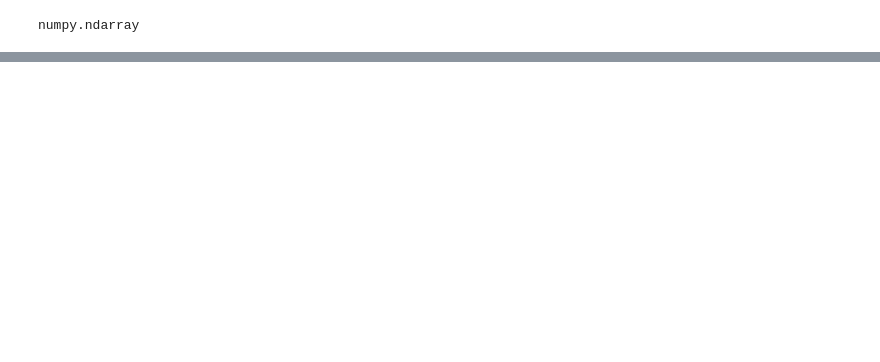
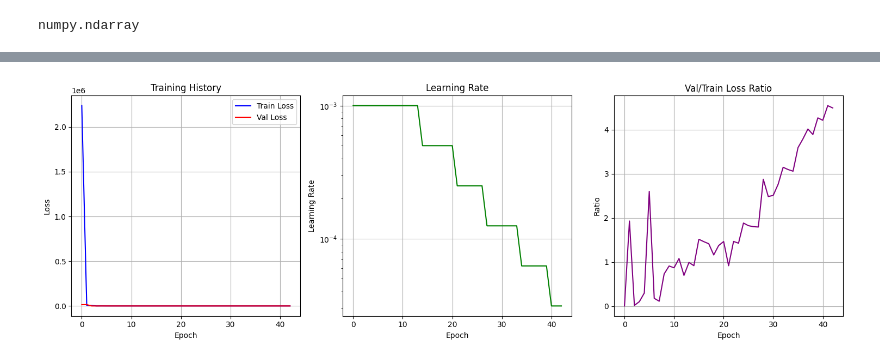
Before and after one commit to AmineOuerfellii/econometron, a Jupyter notebook: Tutorials/Models/NeuralNets/NBEATS.ipynb, the cells around one changed output, grey strips where cells are left out. Saved outputs shown, nothing was run; the diff lists cells and outputs as text; code cells hidden in the pictures; blank space fills up the shorter version.

```diff
--- a/Tutorials/Models/NeuralNets/NBEATS.ipynb
+++ b/Tutorials/Models/NeuralNets/NBEATS.ipynb
@@ -144,13 +149,13 @@ TypeError: 'int' object is not callable
 import scipy.io
 # %%
 # Load the interest rate
-data = scipy.io.loadmat('../../Z.mat')["Z"][0, :]*1000
+data = scipy.io.loadmat('Z.mat')["Z"][0, :]*1000
 
 # Plot the raw data
-plt.figure(figsize=(10, 4))
-plt.plot(data, label="Interest Rate (log HP-filtered)")
-plt.title("Interest Rate Time Series")
-plt.xlabel("Time")
-plt.ylabel("Value")
-plt.legend()
-plt.show()
+# plt.figure(figsize=(10, 4))
+# plt.plot(data, label="Interest Rate (log HP-filtered)")
+# plt.title("Interest Rate Time Series")
+# plt.xlabel("Time")
+# plt.ylabel("Value")
+# plt.legend()
+# plt.show()
@@ -208,0 +216,4 @@ Training completed! Best validation loss: 2.754819
+# %%
+model.plot_training_history()
+# %% [output]
+[figure, added]
```
Also changed, not shown: parts of 14 cells of this notebook, 8 other files.
